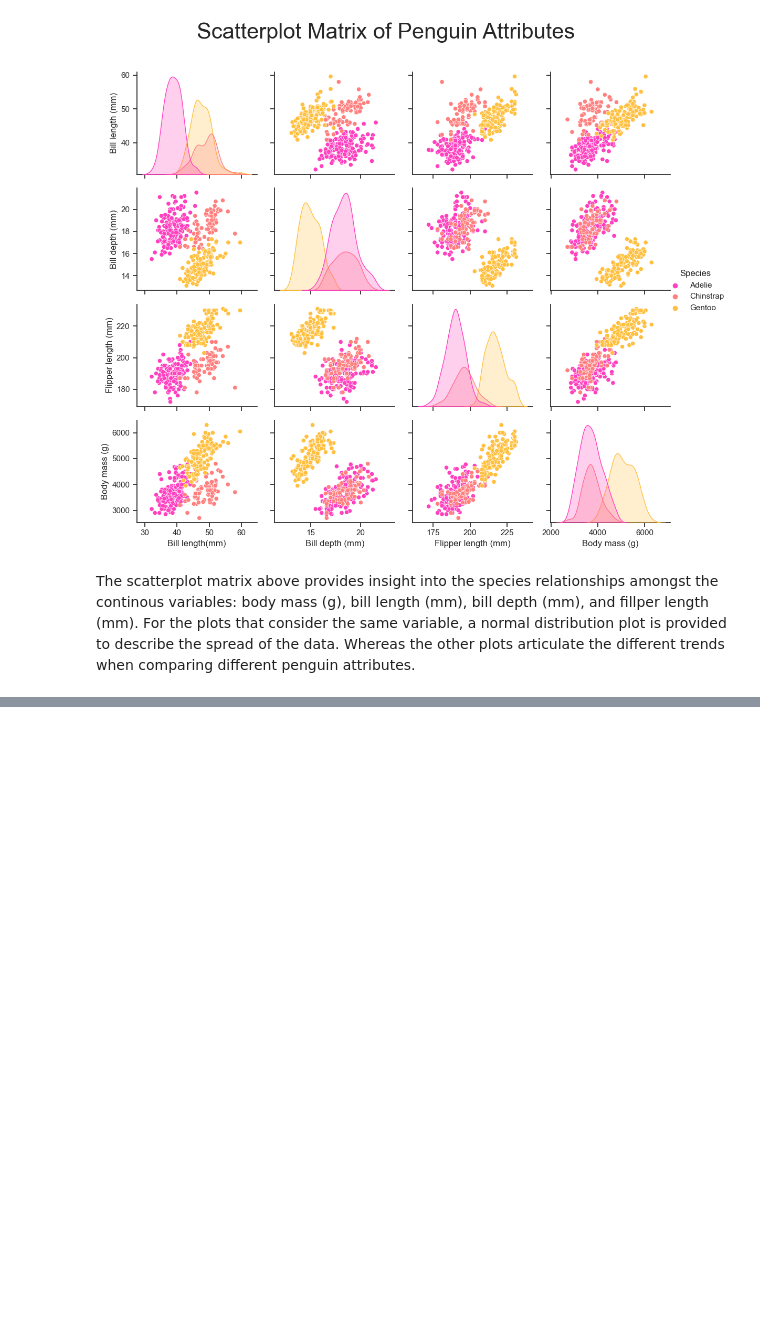
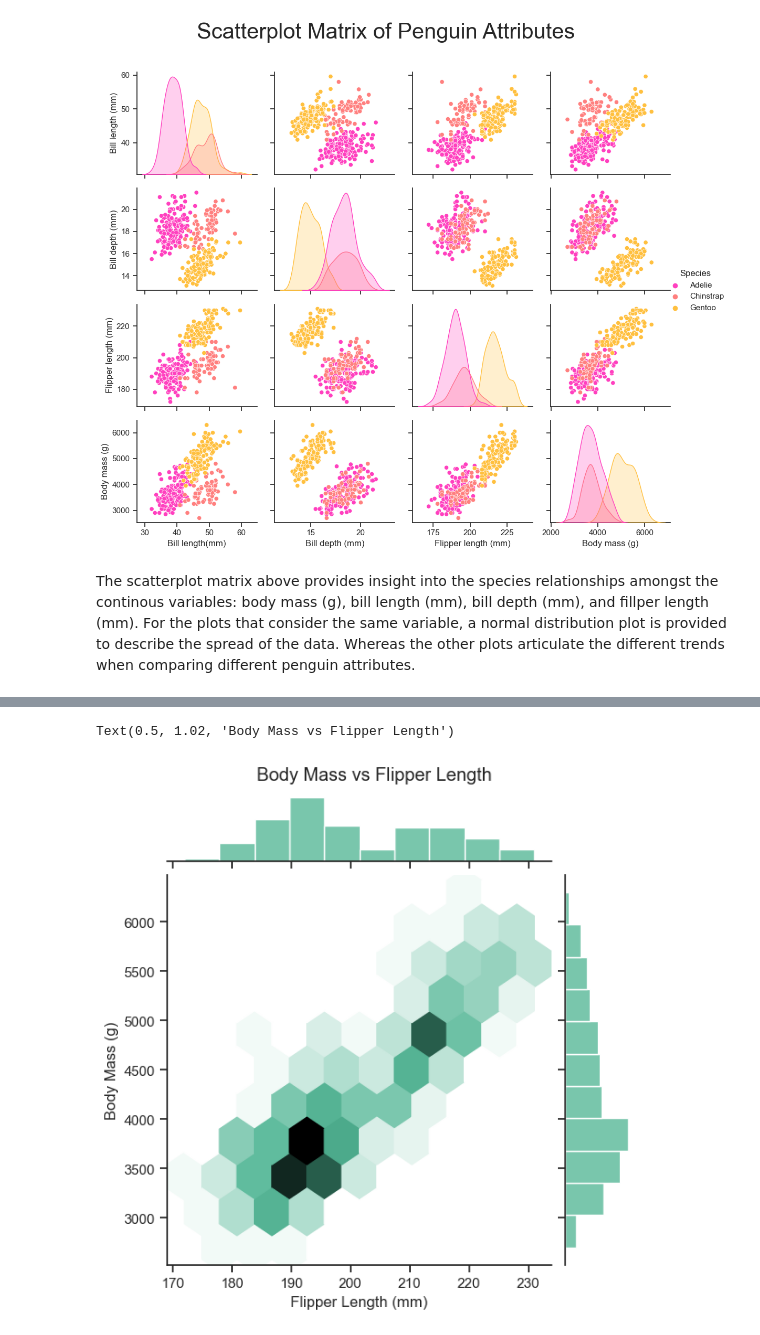
Before and after one commit to saingersoll/squirrel-gurlz, a Jupyter notebook: nbs/seabornpenguins.ipynb, the cells around one changed output, grey strips where cells are left out. Saved outputs shown, nothing was run; the diff lists cells and outputs as text; code cells hidden in the pictures; blank space fills up the shorter version.

```diff
--- a/nbs/seabornpenguins.ipynb
+++ b/nbs/seabornpenguins.ipynb
@@ -112,0 +183,17 @@ For the plots that consider the same variable, a normal distribution plot is pro
+# %%
+sns.set_theme(style="ticks")
+
+penguins = sns.load_dataset("penguins")
+a = sns.jointplot(x="flipper_length_mm", y="body_mass_g", #call the data
+               kind = "hex", #choose what kind of points you want on the graph
+                color="#4CB391", #choose your color!
+                data=penguins)#call the data
+
+plt.ylabel("Body Mass (g)")
+plt.xlabel("Flipper Length (mm)")
+a.fig.suptitle("Body Mass vs Flipper Length", y =1.02)
+
+#a.savefig("body_flipperlength_hex")
+# %% [output]
+Text(0.5, 1.02, 'Body Mass vs Flipper Length')
+[figure, added]
```
Also changed, not shown: parts of 5 cells of this notebook.
